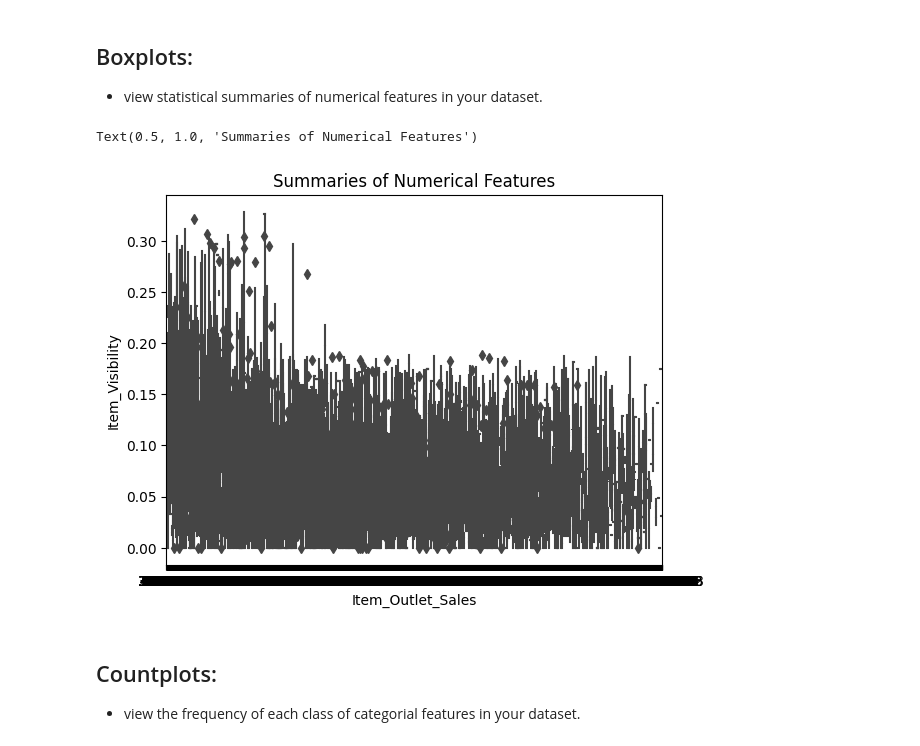
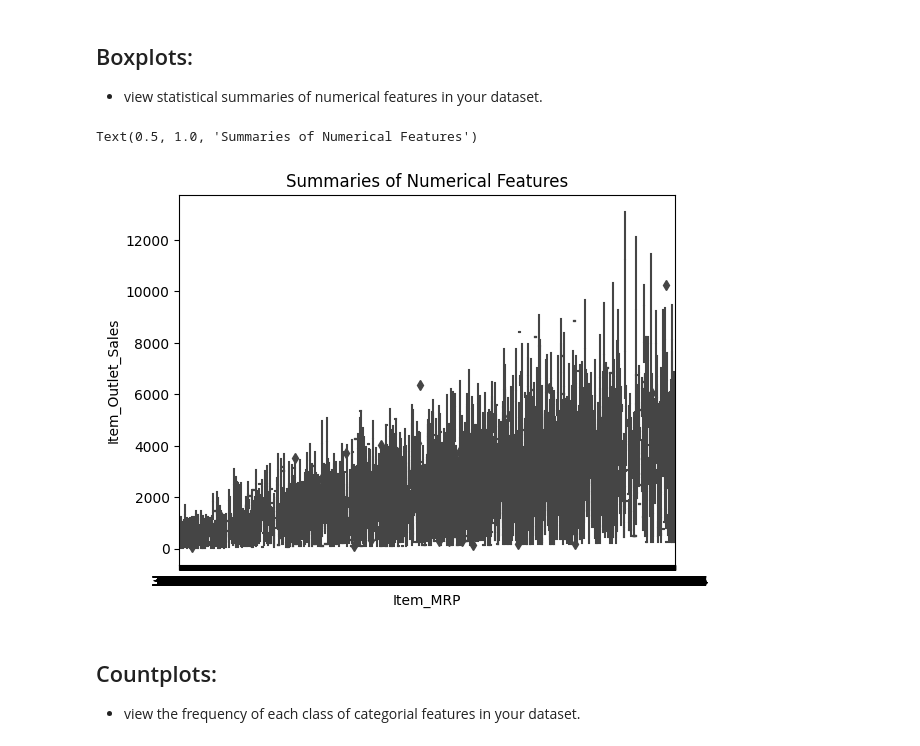
Before and after one commit to VALDE021/Prediction-of-Product-Sales, a Jupyter notebook: Eric_N_Valdez's_Prediction_of_Product_Sales.ipynb, the cells around one changed output. Drawn from its saved outputs; the diff is of its cells as text; code cells hidden in the pictures.

```diff
--- a/Eric_N_Valdez's_Prediction_of_Product_Sales.ipynb
+++ b/Eric_N_Valdez's_Prediction_of_Product_Sales.ipynb
@@ -423,12 +423,12 @@ ax.set_ylabel('Item_Outlet_Sales');
 - view statistical summaries of numerical features in your dataset.
 # %%
 # Creating a boxplot
-ax = sns.boxplot(x = 'Item_Outlet_Sales', y = 'Item_Visibility', data = df_sales)
+ax = sns.boxplot(x = 'Item_MRP', y = 'Item_Outlet_Sales', data = df_sales)
 # Setting a title
 ax.set_title('Summaries of Numerical Features')
 # %% [output]
 Text(0.5, 1.0, 'Summaries of Numerical Features')
-[figure, old version]
+[figure, new version]
 # %% [markdown]
 ## Countplots:
 - view the frequency of each class of categorial features in your dataset.
```
Also changed, not shown: parts of 1 cell of this notebook.
